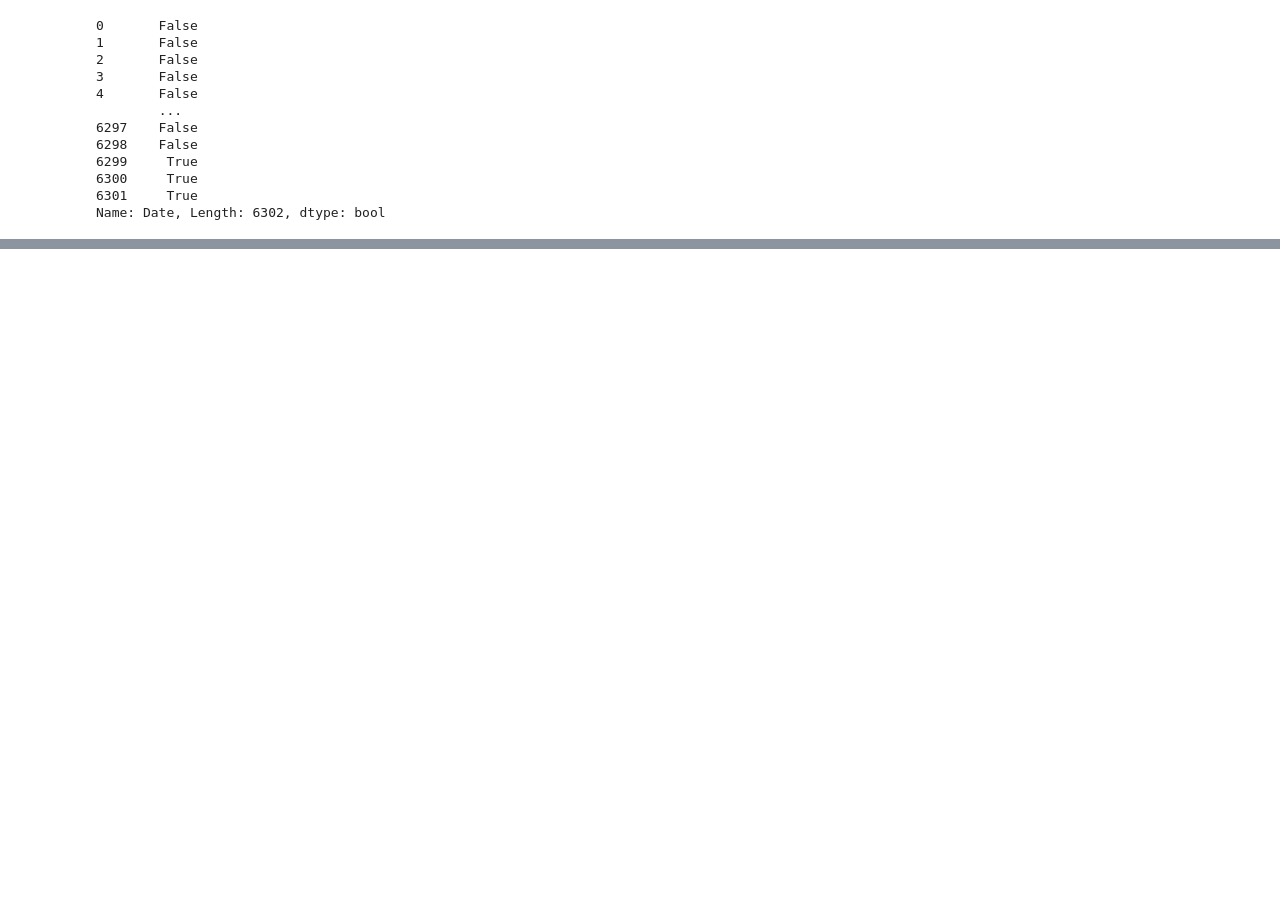
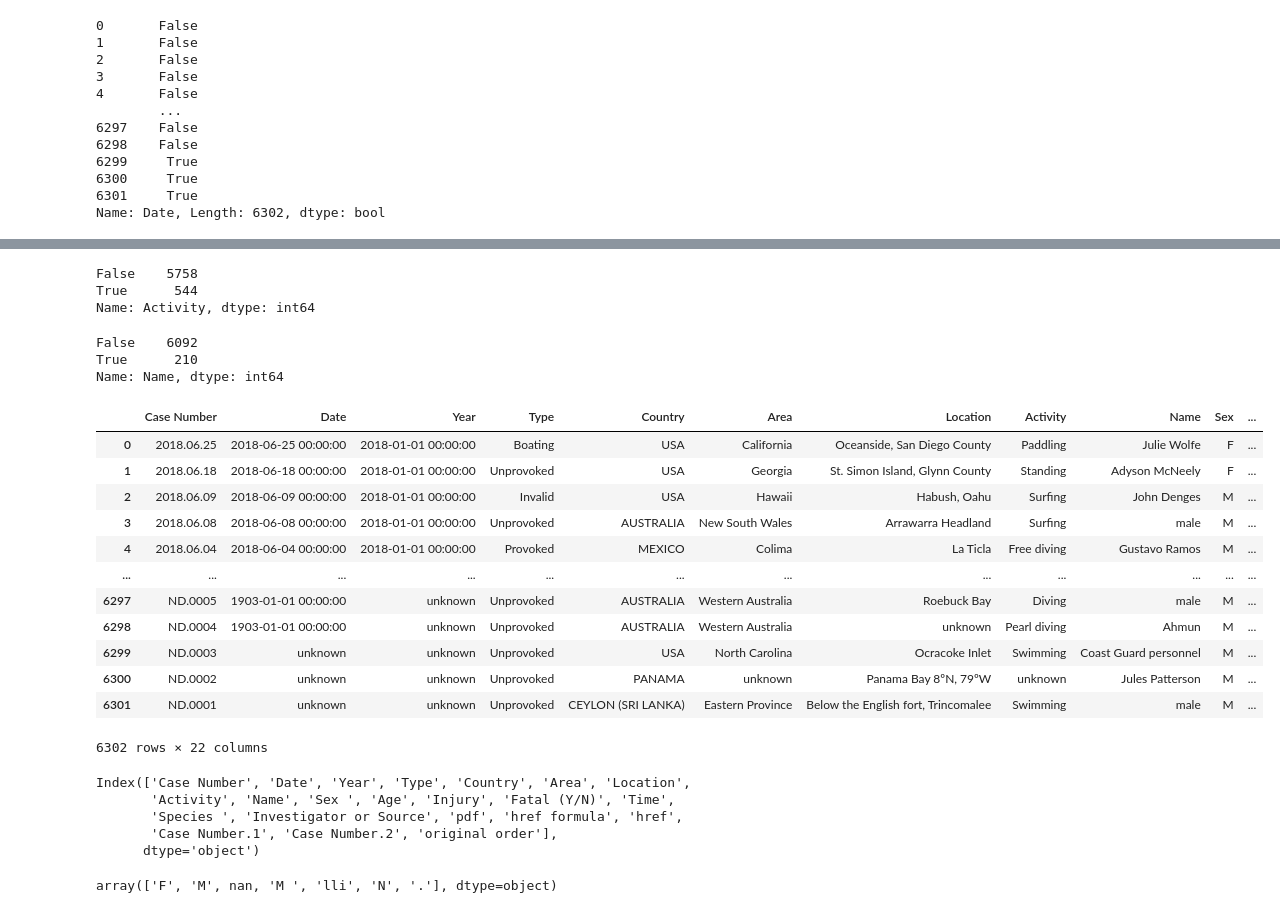
Before and after one commit to adripradm/Sharks, a Jupyter notebook: clean.ipynb, the cells around one changed output, grey strips where cells are left out. Drawn from its saved outputs; the diff is of its cells as text; code cells hidden in the pictures; blank space fills up the shorter version.

```diff
--- a/clean.ipynb
+++ b/clean.ipynb
@@ -362,0 +370,7 @@ def_sub.Activity.fillna("unknown", inplace=True)
+# %%
+#ACTIVITY#
+def_sub.Activity.isnull().value_counts()
+# %% [output]
+False    5758
+True      544
+Name: Activity, dtype: int64
@@ -362,0 +379,39 @@ def_sub.Activity.fillna("unknown", inplace=True)
+# %%
+#nameee#
+def_sub.Name.isnull().value_counts()
+# %% [output]
+False    6092
+True      210
+Name: Name, dtype: int64
+# %%
+def_sub.Name.fillna("unknown", inplace=True)
+# %%
+def_sub.rename(columns={"Sex ":"Sex"})
+# %% [output]
+|  | Case Number | Date | Year | Type | Country | Area | Location | Activity | Name | Sex | ... |
+| 0 | 2018.06.25 | 2018-06-25 00:00:00 | 2018-01-01 00:00:00 | Boating | USA | California | Oceanside, San Diego County | Paddling | Julie Wolfe | F | ... |
+| 1 | 2018.06.18 | 2018-06-18 00:00:00 | 2018-01-01 00:00:00 | Unprovoked | USA | Georgia | St. Simon Island, Glynn County | Standing | Adyson McNeely | F | ... |
+| 2 | 2018.06.09 | 2018-06-09 00:00:00 | 2018-01-01 00:00:00 | Invalid | USA | Hawaii | Habush, Oahu | Surfing | John Denges | M | ... |
+| 3 | 2018.06.08 | 2018-06-08 00:00:00 | 2018-01-01 00:00:00 | Unprovoked | AUSTRALIA | New South Wales | Arrawarra Headland | Surfing | male | M | ... |
+| 4 | 2018.06.04 | 2018-06-04 00:00:00 | 2018-01-01 00:00:00 | Provoked | MEXICO | Colima | La Ticla | Free diving | Gustavo Ramos | M | ... |
+| ... | ... | ... | ... | ... | ... | ... | ... | ... | ... | ... | ... |
+| 6297 | ND.0005 | 1903-01-01 00:00:00 | unknown | Unprovoked | AUSTRALIA | Western Australia | Roebuck Bay | Diving | male | M | ... |
+| 6298 | ND.0004 | 1903-01-01 00:00:00 | unknown | Unprovoked | AUSTRALIA | Western Australia | unknown | Pearl diving | Ahmun | M | ... |
+| 6299 | ND.0003 | unknown | unknown | Unprovoked | USA | North Carolina | Ocracoke Inlet | Swimming | Coast Guard personnel | M | ... |
+| 6300 | ND.0002 | unknown | unknown | Unprovoked | PANAMA | unknown | Panama Bay 8ºN, 79ºW | unknown | Jules Patterson | M | ... |
+| 6301 | ND.0001 | unknown | unknown | Unprovoked | CEYLON (SRI LANKA) | Eastern Province | Below the English fort, Trincomalee | Swimming | male | M | ... |
+6302 rows × 22 columns
+# %%
+def_sub.columns
+# %% [output]
+Index(['Case Number', 'Date', 'Year', 'Type', 'Country', 'Area', 'Location',
+       'Activity', 'Name', 'Sex ', 'Age', 'Injury', 'Fatal (Y/N)', 'Time',
+       'Species ', 'Investigator or Source', 'pdf', 'href formula', 'href',
+       'Case Number.1', 'Case Number.2', 'original order'],
+      dtype='object')
+# %%
+def_sub.Sex=def_sub['Sex ']
+
+def_sub.Sex.unique()
+# %% [output]
+array(['F', 'M', nan, 'M ', 'lli', 'N', '.'], dtype=object)
```
Also changed, not shown: parts of 69 cells of this notebook, 1 other file.
